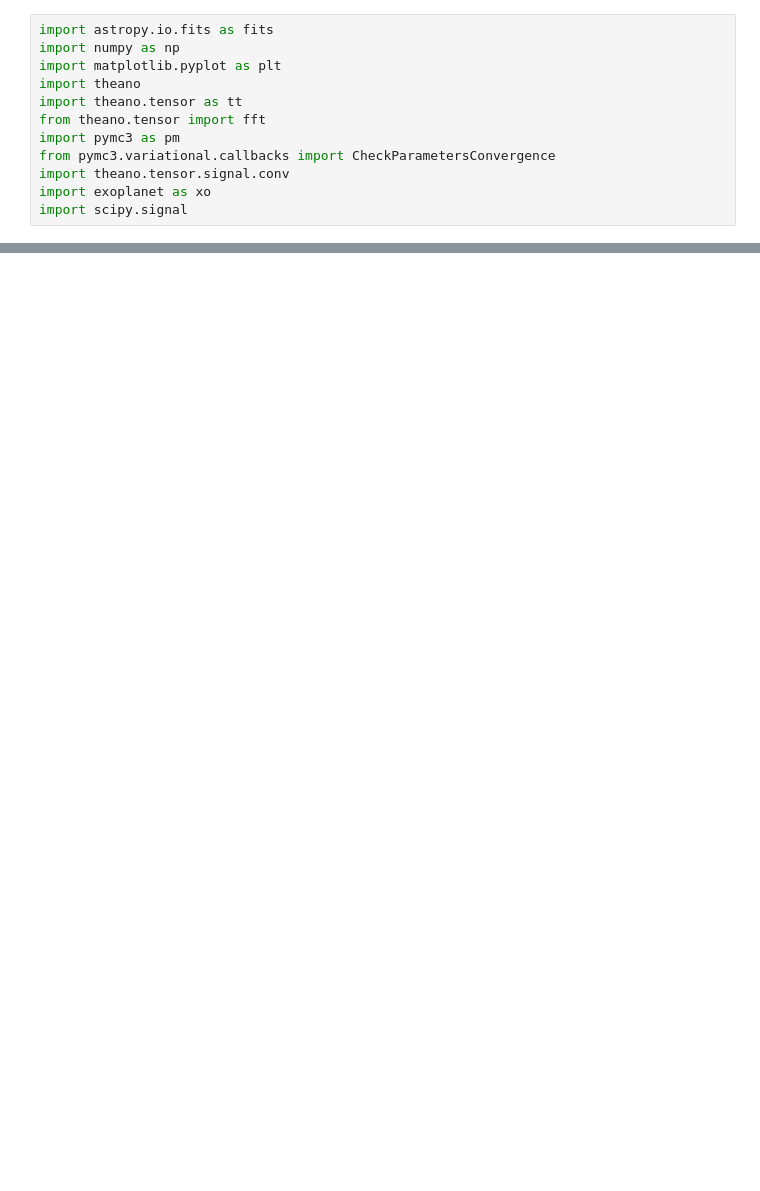
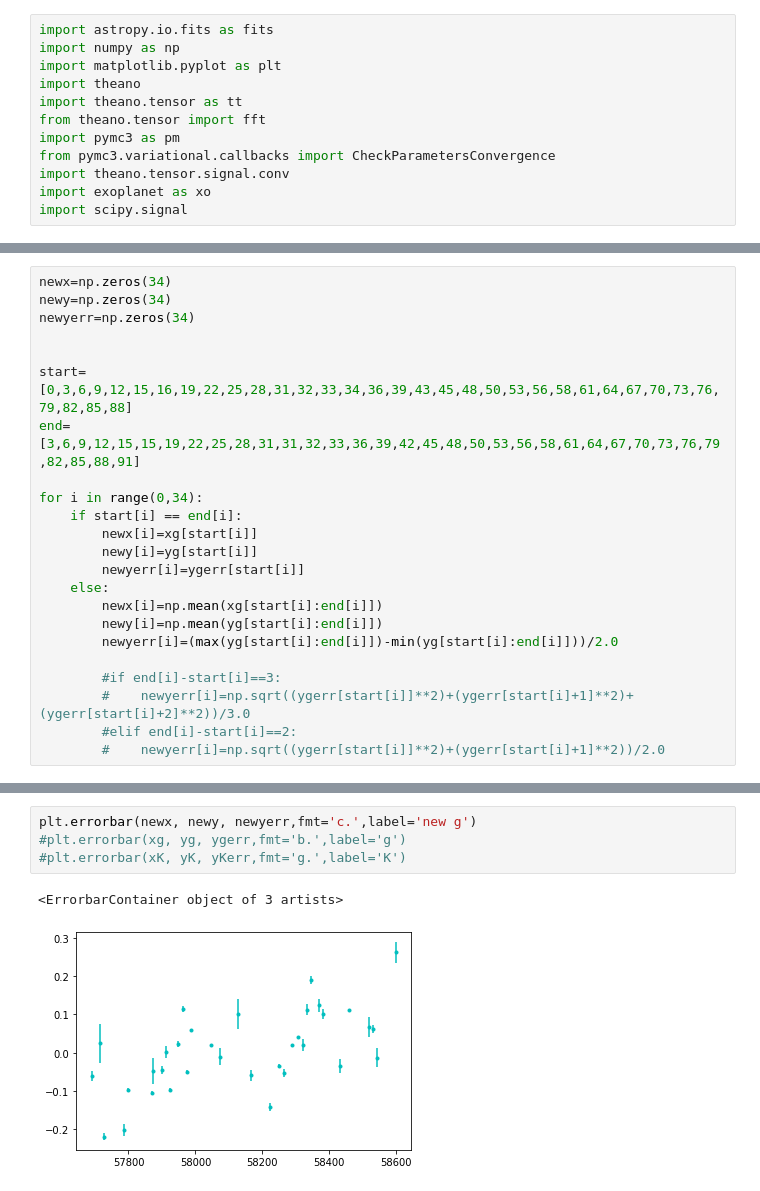
Before and after one commit to MalteBrinch/Master-Thesis-Code, a Jupyter notebook: Data plot.ipynb, the cells around one changed output, grey strips where cells are left out. Drawn from its saved outputs; the diff is of its cells as text; blank space fills up the shorter version.

```diff
--- a/Data plot.ipynb
+++ b/Data plot.ipynb
@@ -213,0 +245,23 @@ array([0.00439068, 0.00435354, 0.00438848, 0.00780835, 0.00897952,
+# %%
+newx=np.zeros(34)
+newy=np.zeros(34)
+newyerr=np.zeros(34)
+
+
+start=[0,3,6,9,12,15,16,19,22,25,28,31,32,33,34,36,39,43,45,48,50,53,56,58,61,64,67,70,73,76,79,82,85,88]
+end=[3,6,9,12,15,15,19,22,25,28,31,31,32,33,36,39,42,45,48,50,53,56,58,61,64,67,70,73,76,79,82,85,88,91]
+
+for i in range(0,34):
+    if start[i] == end[i]:
+        newx[i]=xg[start[i]]
+        newy[i]=yg[start[i]]
+        newyerr[i]=ygerr[start[i]]
+    else:
+        newx[i]=np.mean(xg[start[i]:end[i]])
+        newy[i]=np.mean(yg[start[i]:end[i]])
+        newyerr[i]=(max(yg[start[i]:end[i]])-min(yg[start[i]:end[i]]))/2.0
+
+        #if end[i]-start[i]==3:
+        #    newyerr[i]=np.sqrt((ygerr[start[i]]**2)+(ygerr[start[i]+1]**2)+(ygerr[start[i]+2]**2))/3.0
+        #elif end[i]-start[i]==2:
+        #    newyerr[i]=np.sqrt((ygerr[start[i]]**2)+(ygerr[start[i]+1]**2))/2.0
@@ -213,0 +280,7 @@ array([0.00439068, 0.00435354, 0.00438848, 0.00780835, 0.00897952,
+# %%
+plt.errorbar(newx, newy, newyerr,fmt='c.',label='new g')
+#plt.errorbar(xg, yg, ygerr,fmt='b.',label='g')
+#plt.errorbar(xK, yK, yKerr,fmt='g.',label='K')
+# %% [output]
+<ErrorbarContainer object of 3 artists>
+[figure, added]
```
Also changed, not shown: parts of 15 cells of this notebook.
